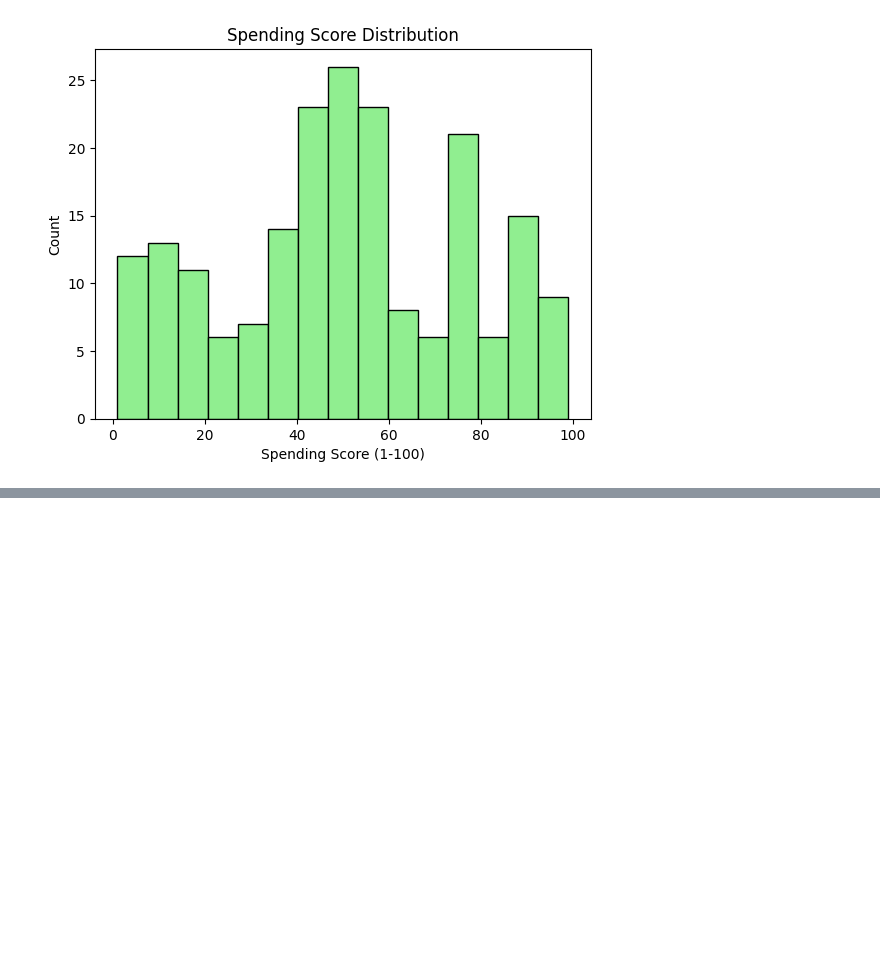
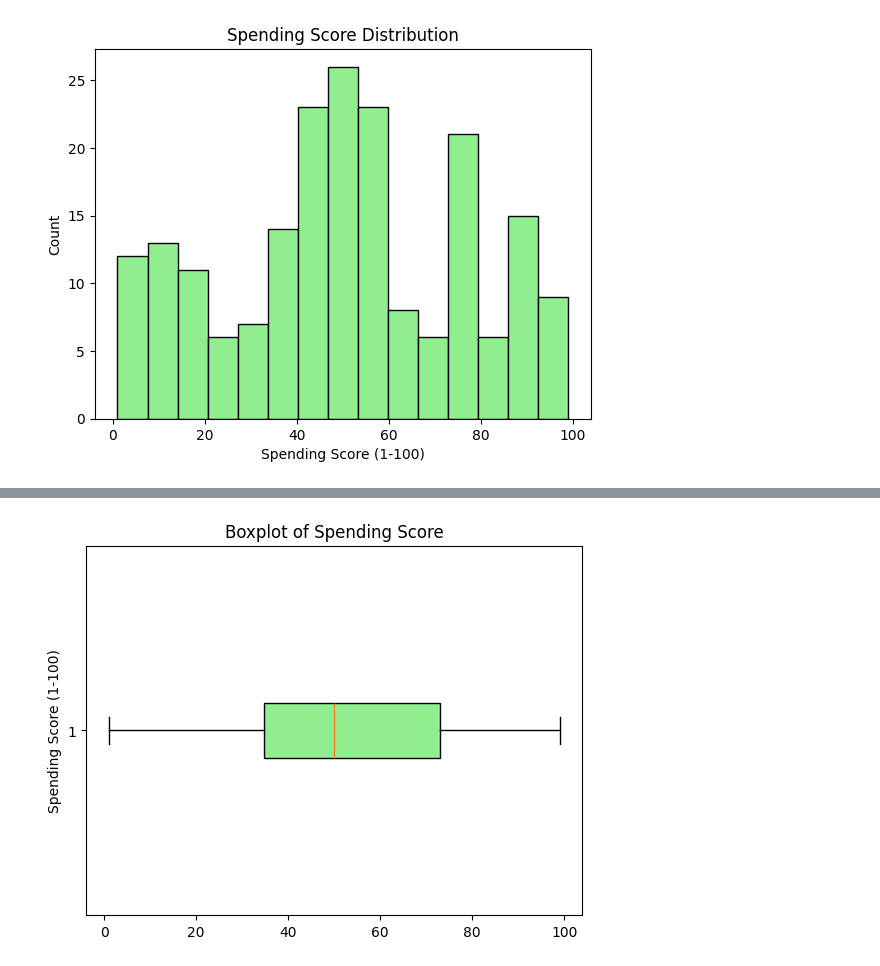
Before and after one commit to PriyankaaNigam/AI-Data-Unlocked, a Jupyter notebook: customer_segmentation/notebooks/mall_segmentation.ipynb, the cells around one changed output, grey strips where cells are left out. Saved outputs shown, nothing was run; the diff lists cells and outputs as text; code cells hidden in the pictures; blank space fills up the shorter version.

```diff
--- a/customer_segmentation/notebooks/mall_segmentation.ipynb
+++ b/customer_segmentation/notebooks/mall_segmentation.ipynb
@@ -83,0 +100,8 @@ plt.show()
+# %%
+#Spending Score
+plt.boxplot(df["Spending Score (1-100)"], vert=False, patch_artist=True, boxprops=dict(facecolor='lightgreen'))
+plt.title("Boxplot of Spending Score")
+plt.ylabel("Spending Score (1-100)")
+plt.show()
+# %% [output]
+[figure, added]
```
Also changed, not shown: parts of 2 cells of this notebook.
